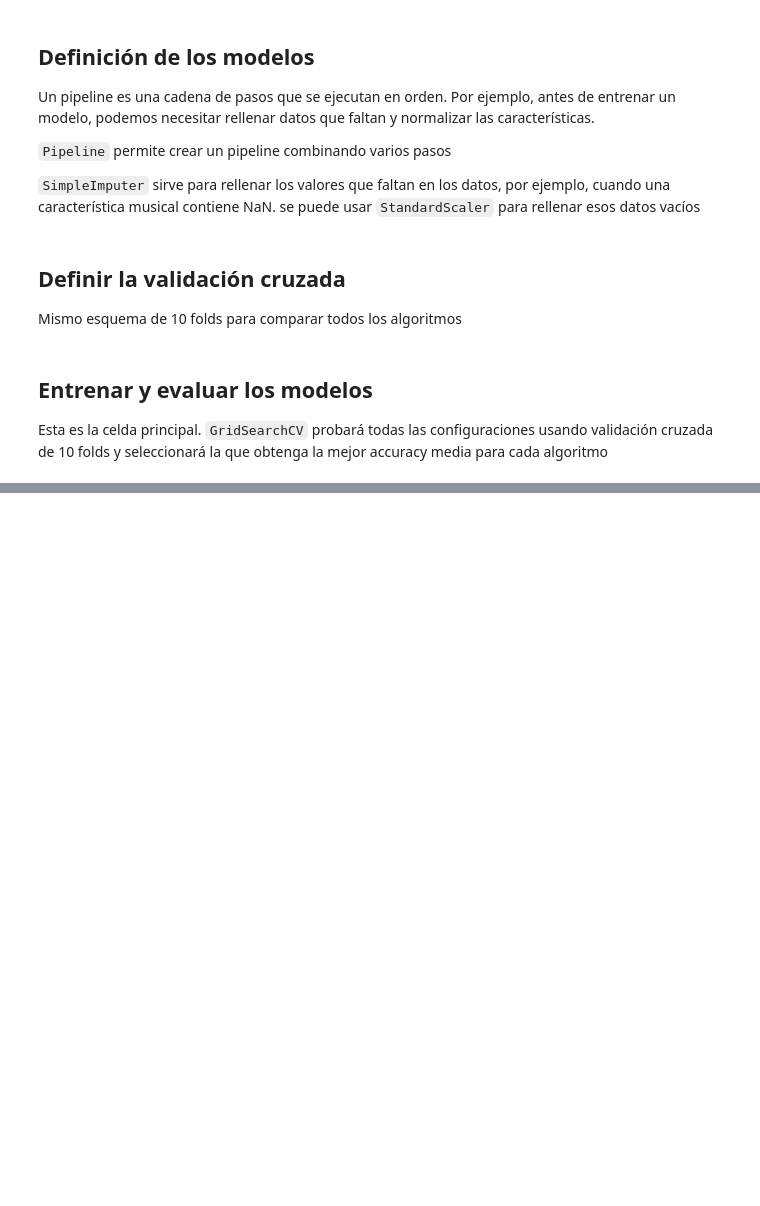
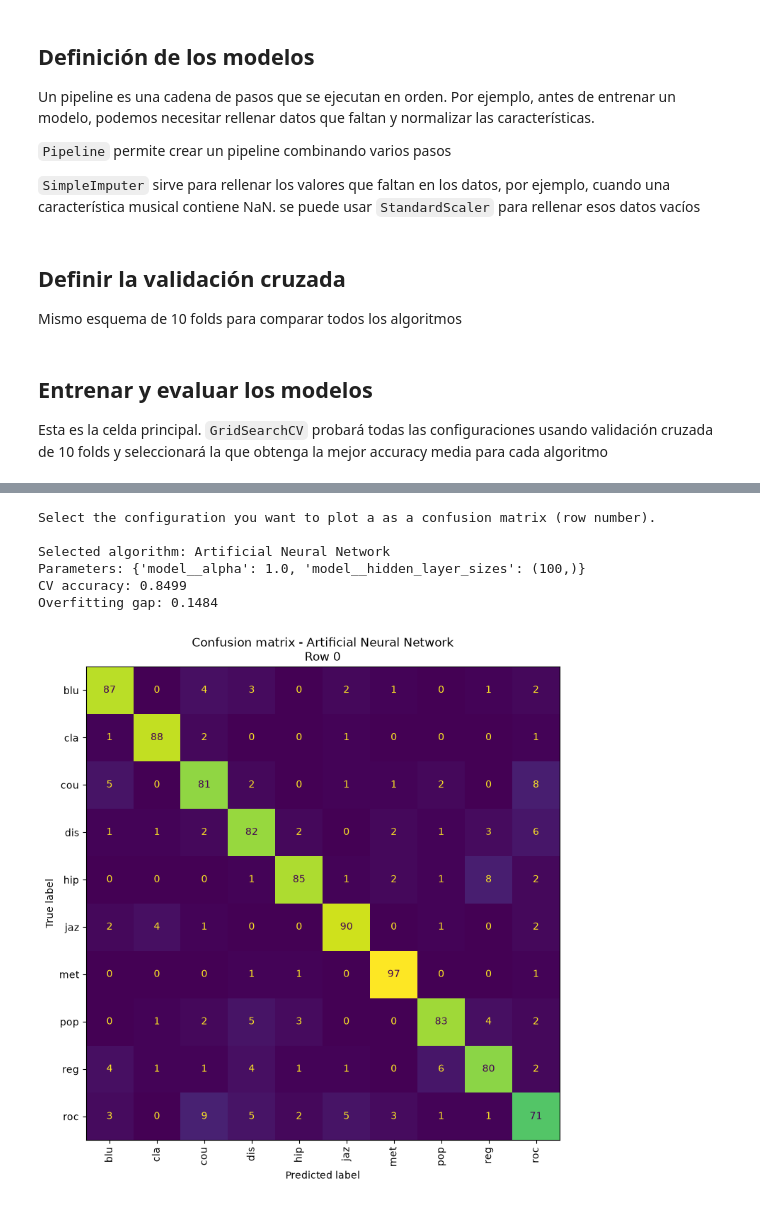
Before and after one commit to lgonperez3-glitch/MLSM-labs, a Jupyter notebook: Lab1/Lab1-GenreAll.ipynb, the cells around one changed output, grey strips where cells are left out. Cells and saved outputs as stored; diff of their text form; code cells hidden in the pictures; blank space fills up the shorter version.

Commit message:
confusion matrix

```diff
--- a/Lab1/Lab1-GenreAll.ipynb
+++ b/Lab1/Lab1-GenreAll.ipynb
@@ -265,3 +264,73 @@ Configs with both good accuracy and overfitting: 15
 | 50 | Decision Tree | {'model__max_depth': 10, 'model__... | 0.844805 | 0.640333 | 0.204472 | False | ... |
 | 51 | Decision Tree | {'model__max_depth': 15, 'model__... | 0.781807 | 0.622253 | 0.159555 | False | ... |
 | 52 | Decision Tree | {'model__max_depth': 15, 'model__... | 0.781807 | 0.622253 | 0.159555 | False | ... |
+# %%
+
+from sklearn.base import clone
+from sklearn.model_selection import cross_val_predict
+from sklearn.metrics import confusion_matrix, ConfusionMatrixDisplay
+import matplotlib.pyplot as plt
+
+# Seleccionar una fila de la tabla ordenada
+num_rows = len(results_df)
+
+print("Select the configuration you want to plot a as a confusion matrix (row number).")
+row = int(input(f"Introduce a number between 0 y {num_rows - 1}: "))
+
+if row < 0 or row > num_rows:
+    raise ValueError(f"Row number must be between 0 and {num_rows}.")
+
+# Obtener la configuración elegida
+selected_row = results_df.iloc[row]
+name = selected_row["Algorithm"]
+params = selected_row["Parameters"]
+
+print(f"\nSelected algorithm: {name}")
+print(f"Parameters: {params}")
+print(f"CV accuracy: {selected_row['CV accuracy']:.4f}")
+print(f"Overfitting gap: {selected_row['Overfitting gap']:.4f}")
+
+# Reconstruir el pipeline con los parámetros seleccionados
+pipeline, _ = models[name]
+selected_model = clone(pipeline)
+selected_model.set_params(**params)
+
+# Obtener predicciones out-of-fold mediante validación cruzada.
+# Cada muestra se predice con un modelo que no la ha utilizado para entrenar.
+y_pred = cross_val_predict(
+    selected_model,
+    X,
+    y,
+    cv=cv,
+    n_jobs=-1
+)
+
+# Matriz de confusión
+classes = np.unique(y)
+
+cm = confusion_matrix(y, y_pred, labels=classes)
+
+disp = ConfusionMatrixDisplay(
+    confusion_matrix=cm,
+    display_labels=classes
+)
+
+fig, ax = plt.subplots(figsize=(10, 8))
+disp.plot(
+    ax=ax,
+    xticks_rotation="vertical",
+    values_format="d",
+    colorbar=False
+)
+
+ax.set_title(f"Confusion matrix - {name}\nRow {row}")
+plt.tight_layout()
+plt.show()
+# %% [output]
+Select the configuration you want to plot a as a confusion matrix (row number).
+
+Selected algorithm: Artificial Neural Network
+Parameters: {'model__alpha': 1.0, 'model__hidden_layer_sizes': (100,)}
+CV accuracy: 0.8499
+Overfitting gap: 0.1484
+[figure, added]
```
Also changed, not shown: parts of 1 cell of this notebook, 2 other files.
